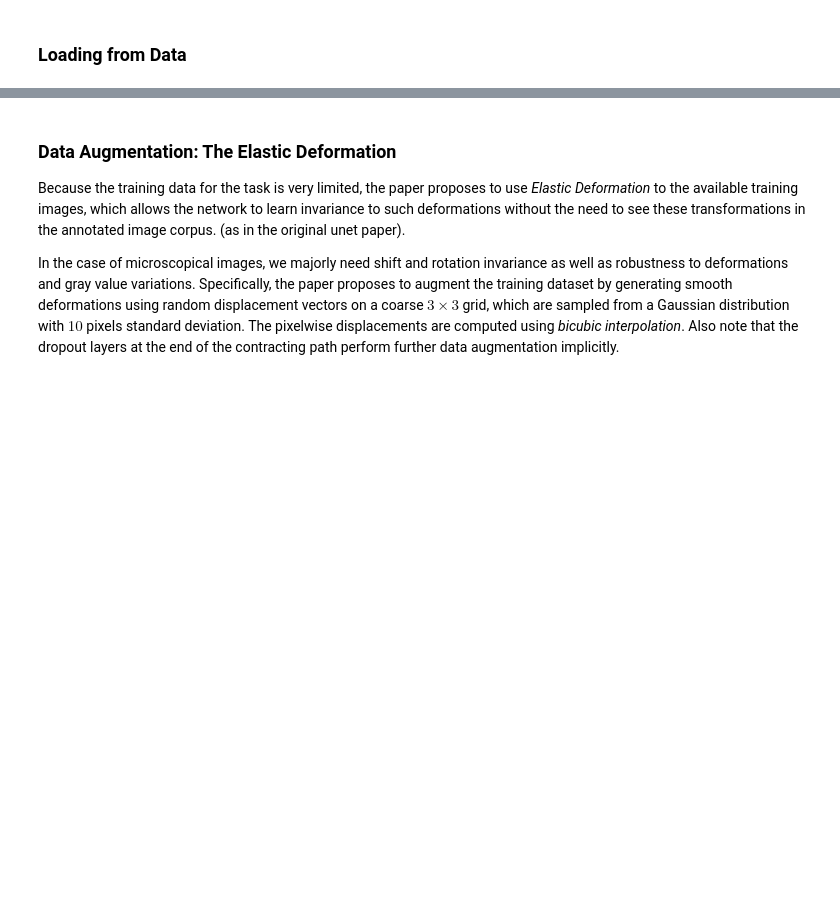
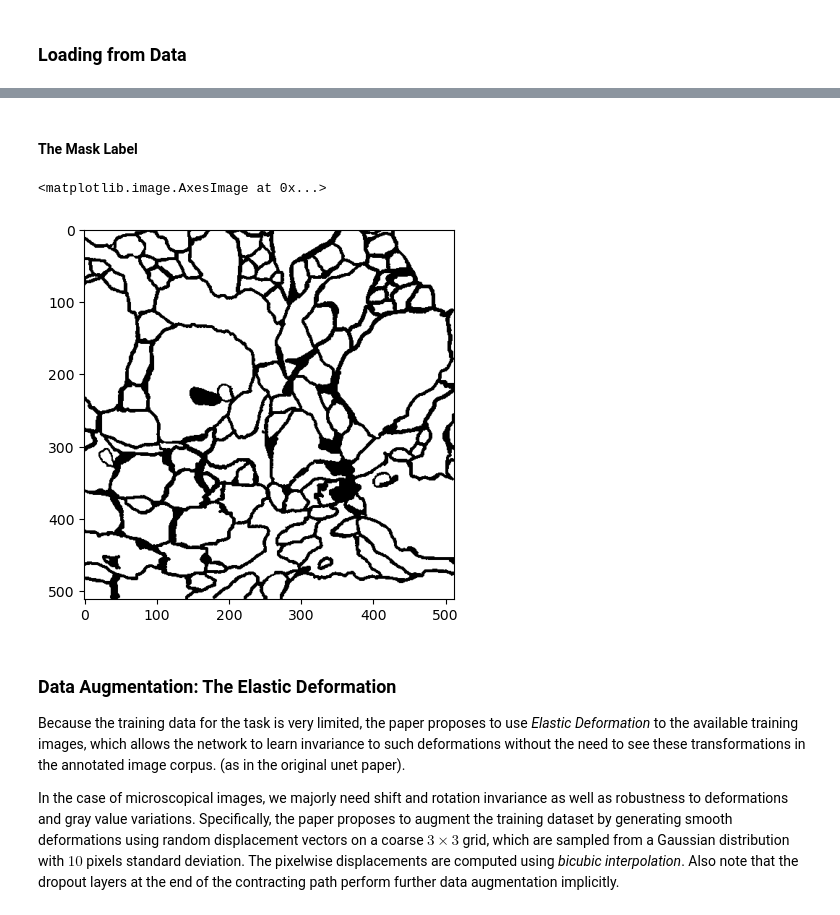
Before and after one commit to helloimlixin/nn02h, a Jupyter notebook: unet/notebook.ipynb, the cells around one changed output, grey strips where cells are left out. Saved outputs shown, nothing was run; the diff lists cells and outputs as text; code cells hidden in the pictures; blank space fills up the shorter version.

```diff
--- a/unet/notebook.ipynb
+++ b/unet/notebook.ipynb
@@ -28,3 +39,11 @@ plt.imshow(image)
+# %% [markdown]
+#### The Mask Label
+# %%
+mask = cv2.imread('../../data/isbi2012challenge/train/labels/frame_0001.png', cv2.IMREAD_GRAYSCALE)
+plt.imshow(mask, cmap='gray')
+# %% [output]
+<matplotlib.image.AxesImage at 0x...>
+[figure, added]
 # %% [markdown]
 ### Data Augmentation: The Elastic Deformation
 
```
Also changed, not shown: parts of 19 cells of this notebook.
